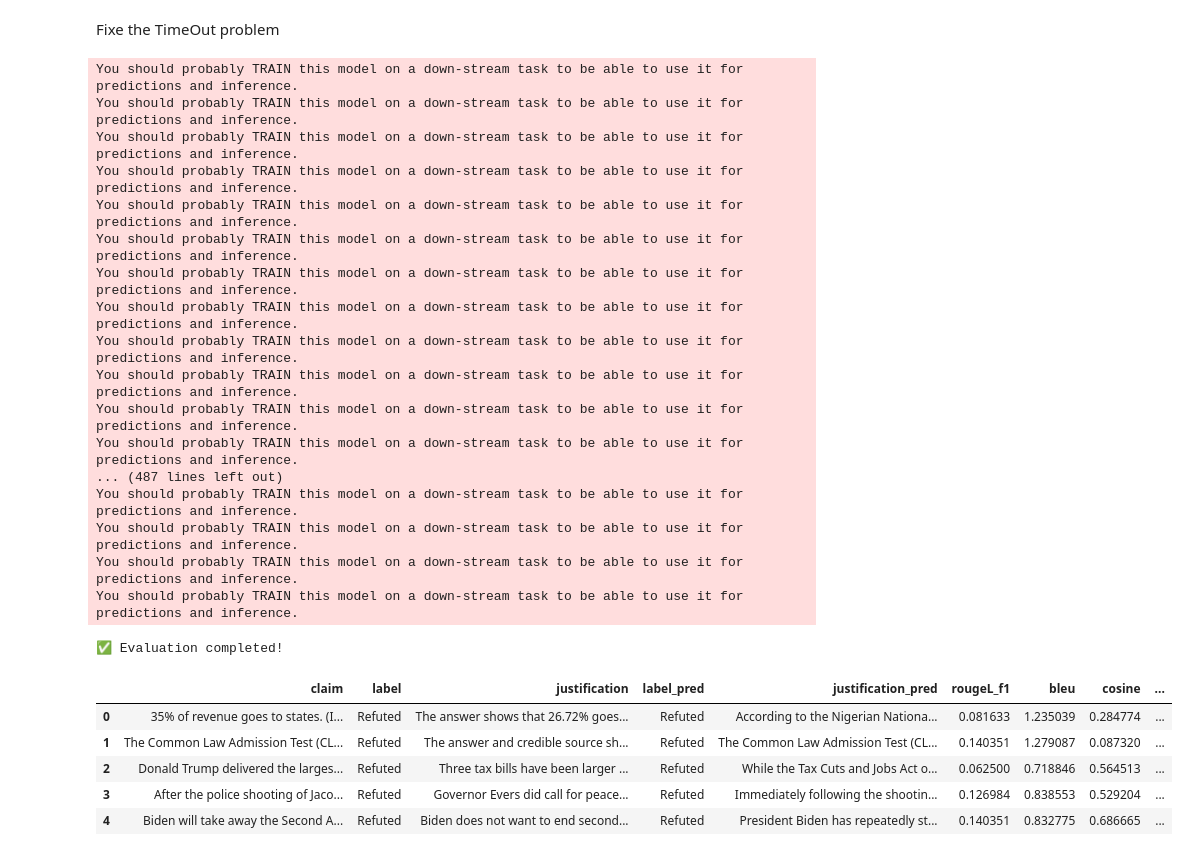
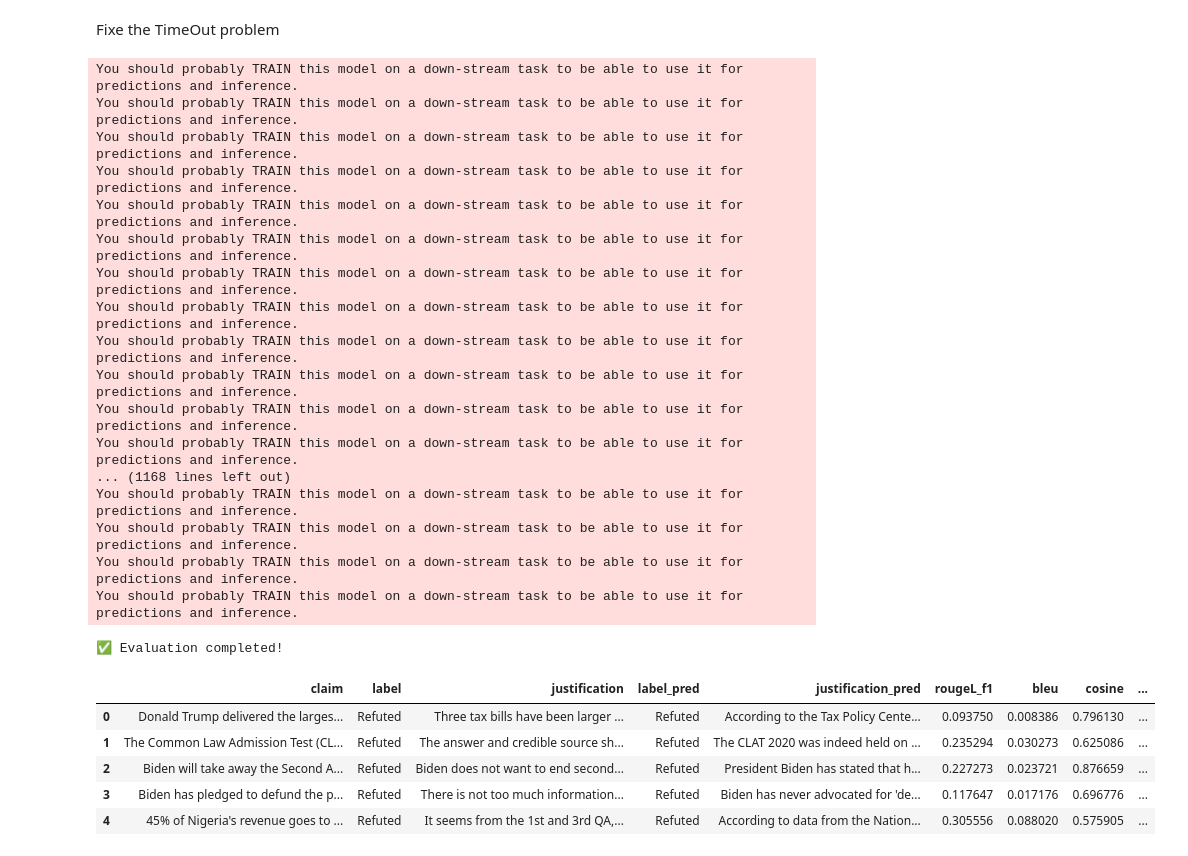
Before and after one commit to zammelRocks/StressTestingModels_StateOfArt, a Jupyter notebook: EvaluateDifferentModels.ipynb, the cells around one changed output. Cells and saved outputs as stored; diff of their text form; code cells hidden in the pictures.

```diff
--- a/EvaluateDifferentModels.ipynb
+++ b/EvaluateDifferentModels.ipynb
@@ -53,4 +55,4 @@ Requirement already satisfied: certifi>=2017.4.17 in c:\users\edupa\miniforge3\l
 # %%
-DATASET_PATH = "refuted_claims.json"   # your file
+DATASET_PATH = "data/refuted_claims.json"   # your file
 MODEL = "gemma3:4b "          # or qwen3:4b / mistral:7b / gemma3:4b
 LANG = "en"                    # for BERTScore baseline rescaling
@@ -374,7 +411,7 @@ LANG = "en"                   # language code for BERTScore baseline rescaling
 Fixe the TimeOut problem
 # %%
 DATASET_PATH = "data/refuted_claims.json"  # <-- set to your JSON file (array or JSONL)
-MODEL = (MODEL or "").strip()         # e.g., "qwen3:4b", "mistral:7b", "gemma3:4b"
+MODEL = ("gemma3:4b").strip()         # e.g., "qwen3:4b", "mistral:7b", "gemma3:4b"
 OUTDIR = "runs"
 LANG = "en"                   # language code for BERTScore baseline rescaling
 # %%
@@ -385,7 +422,7 @@ from tqdm import tqdm
 # --- CONFIG ---
 MAX_WORKERS = 4          # number of parallel threads
 MODEL_TIMEOUT = 300      # seconds per model call
-EVAL_LIMIT = 500         # number of rows to evaluate
+EVAL_LIMIT = 1742         # number of rows to evaluate
 
 subset = clean[:EVAL_LIMIT]
 rows = []
@@ -442,42 +479,42 @@ with concurrent.futures.ThreadPoolExecutor(max_workers=MAX_WORKERS) as executor:
             print(f"⚠️ Timeout for claim: {claim[:60]}...")
             results.append({
                 "claim": claim,
                 "error": "Timeout"
             })
 
 # --- Combine results ---
-df = pd.DataFrame(results)
+dfgemma = pd.DataFrame(results)
 
 # --- Save to CSV for safety ---
-df.to_csv("ollama_eval_results.csv", index=False)
+dfgemma.to_csv("ollama_full_eval_results_gemma.csv", index=False)
 
 print("✅ Evaluation completed!")
-df.head()
+dfgemma.head()
 # %% [output]
 You should probably TRAIN this model on a down-stream task to be able to use it for predictions and inference.
 You should probably TRAIN this model on a down-stream task to be able to use it for predictions and inference.
 You should probably TRAIN this model on a down-stream task to be able to use it for predictions and inference.
 You should probably TRAIN this model on a down-stream task to be able to use it for predictions and inference.
 You should probably TRAIN this model on a down-stream task to be able to use it for predictions and inference.
 You should probably TRAIN this model on a down-stream task to be able to use it for predictions and inference.
 You should probably TRAIN this model on a down-stream task to be able to use it for predictions and inference.
 You should probably TRAIN this model on a down-stream task to be able to use it for predictions and inference.
 You should probably TRAIN this model on a down-stream task to be able to use it for predictions and inference.
 You should probably TRAIN this model on a down-stream task to be able to use it for predictions and inference.
 You should probably TRAIN this model on a down-stream task to be able to use it for predictions and inference.
 You should probably TRAIN this model on a down-stream task to be able to use it for predictions and inference.
-... (487 lines left out)
+... (1168 lines left out)
 You should probably TRAIN this model on a down-stream task to be able to use it for predictions and inference.
 You should probably TRAIN this model on a down-stream task to be able to use it for predictions and inference.
 You should probably TRAIN this model on a down-stream task to be able to use it for predictions and inference.
 You should probably TRAIN this model on a down-stream task to be able to use it for predictions and inference.
 ✅ Evaluation completed!
 |  | claim | label | justification | label_pred | justification_pred | rougeL_f1 | bleu | cosine | ... |
-| 0 | 35% of revenue goes to states. (I... | Refuted | The answer shows that 26.72% goes... | Refuted | According to the Nigerian Nationa... | 0.081633 | 1.235039 | 0.284774 | ... |
-| 1 | The Common Law Admission Test (CL... | Refuted | The answer and credible source sh... | Refuted | The Common Law Admission Test (CL... | 0.140351 | 1.279087 | 0.087320 | ... |
-| 2 | Donald Trump delivered the larges... | Refuted | Three tax bills have been larger ... | Refuted | While the Tax Cuts and Jobs Act o... | 0.062500 | 0.718846 | 0.564513 | ... |
-| 3 | After the police shooting of Jaco... | Refuted | Governor Evers did call for peace... | Refuted | Immediately following the shootin... | 0.126984 | 0.838553 | 0.529204 | ... |
-| 4 | Biden will take away the Second A... | Refuted | Biden does not want to end second... | Refuted | President Biden has repeatedly st... | 0.140351 | 0.832775 | 0.686665 | ... |
+| 0 | Donald Trump delivered the larges... | Refuted | Three tax bills have been larger ... | Refuted | According to the Tax Policy Cente... | 0.093750 | 0.008386 | 0.796130 | ... |
+| 1 | The Common Law Admission Test (CL... | Refuted | The answer and credible source sh... | Refuted | The CLAT 2020 was indeed held on ... | 0.235294 | 0.030273 | 0.625086 | ... |
+| 2 | Biden will take away the Second A... | Refuted | Biden does not want to end second... | Refuted | President Biden has stated that h... | 0.227273 | 0.023721 | 0.876659 | ... |
+| 3 | Biden has pledged to defund the p... | Refuted | There is not too much information... | Refuted | Biden has never advocated for 'de... | 0.117647 | 0.017176 | 0.696776 | ... |
+| 4 | 45% of Nigeria's revenue goes to ... | Refuted | It seems from the 1st and 3rd QA,... | Refuted | According to data from the Nation... | 0.305556 | 0.088020 | 0.575905 | ... |
 # %%
   # <-- set to your JSON file (array or JSONL)
 MODEL = ("mistral:7b").strip()         # e.g., "qwen3:4b", "mistral:7b", "gemma3:4b"
```
Also changed, not shown: parts of 15 cells of this notebook, 7 other files.
